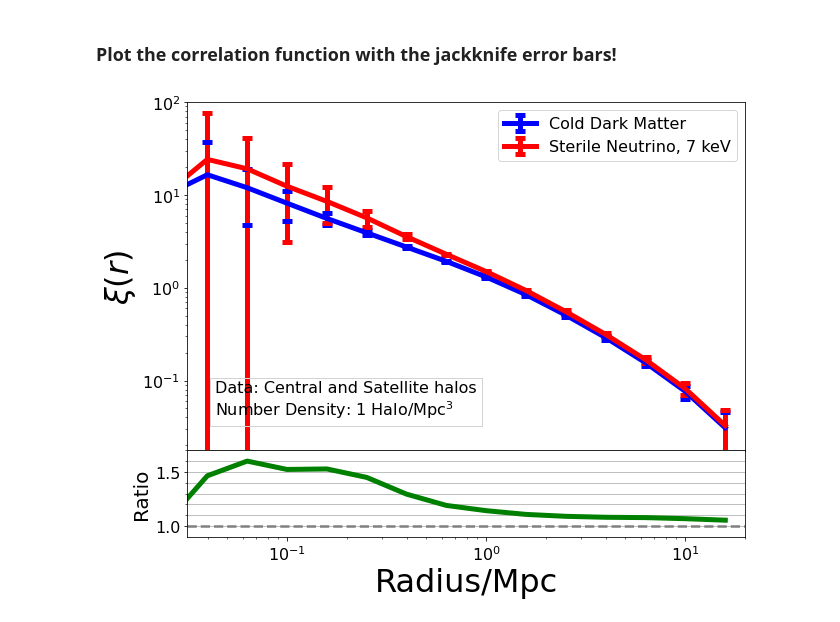
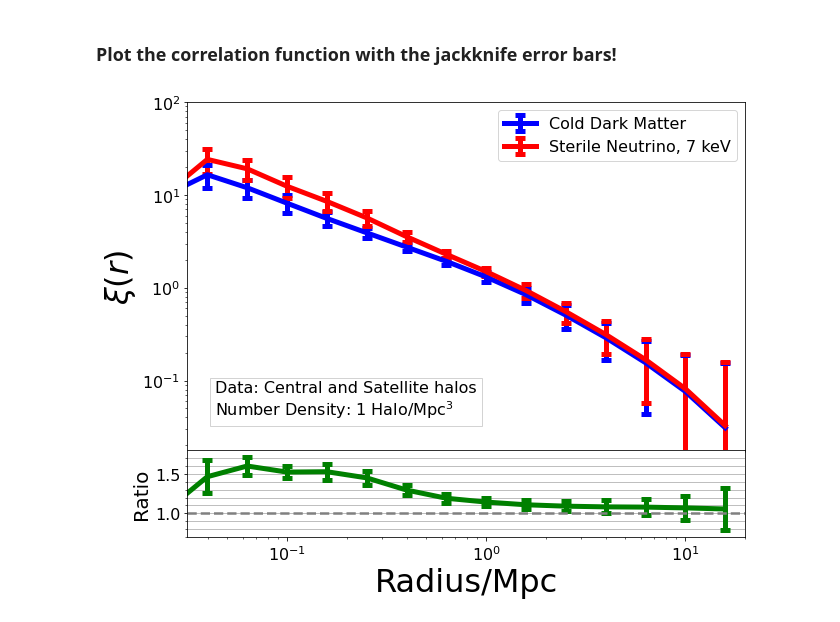
Before and after one commit to mshiferaw/WDM, a Jupyter notebook: Summer 2020/2 Jackknife.ipynb, the cells around one changed output. Drawn from its saved outputs; the diff is of its cells as text; code cells hidden in the pictures.

Commit message:
Compute error bars using the jackknife method

```diff
--- a/Summer 2020/2 Jackknife.ipynb
+++ b/Summer 2020/2 Jackknife.ipynb
@@ -196,7 +196,7 @@ def jackknife(CUTE_jackknife):
         for j in range(n):
             for k in range(n):
                 variance.append(((CUTE_jackknife[i][j][k][:,1]-xi)**2))
-    return (N-1/N)*np.sum(variance,axis=0)
+    return np.sqrt((N-1/N)*np.sum(variance,axis=0))
 # %%
 cdm_jackknife=jackknife(CUTE_cdm_jackknife)
 wdm_jackknife=jackknife(CUTE_wdm_jackknife)
@@ -222,0 +228,18 @@ cdm_jackknife,wdm_jackknife
+# %%
+n,xi,N,variance=3,[],27,[]
+
+# calculate the average subvolume correlation function
+for i in range(n):
+    for j in range(n):
+        for k in range(n):
+            xi.append((CUTE_wdm_jackknife[i][j][k][:,1]/CUTE_cdm_jackknife[i][j][k][:,1]))
+xi=np.mean(xi,axis=0)
+
+# calculate the jackknife variance
+for i in range(n):
+    for j in range(n):
+        for k in range(n):
+            variance.append(((CUTE_wdm_jackknife[i][j][k][:,1]/CUTE_cdm_jackknife[i][j][k][:,1]-xi)**2))
+ratio_jackknife=np.sqrt((N-1/N)*np.sum(variance,axis=0))
+
+ratio_jackknife
@@ -234,33 +271,35 @@ props = dict(facecolor='none', edgecolor='lightgrey', pad = 5.0)
 plt.figure(figsize=(10,8))
 grid = gridspec.GridSpec(2,1, height_ratios = [4,1])
 grid.update(hspace = 0)
 grid0 = plt.subplot(grid[0])
 grid1 = plt.subplot(grid[1])
 
 grid0.errorbar(CUTE_cdm_sorted[:,0], CUTE_cdm_sorted[:,1], yerr = cdm_jackknife, capsize = 5,
                capthick = 5, label = "Cold Dark Matter", linewidth = 5, color = "blue")
 grid0.errorbar(CUTE_wdm_sorted[:,0], CUTE_wdm_sorted[:,1], yerr = wdm_jackknife, capsize = 5,
                capthick = 5, label = "Sterile Neutrino, 7 keV", linewidth = 5, color = "red")
 grid0.text(0.05, 0.2, textstr, transform=grid0.transAxes, fontsize=16, verticalalignment='top', bbox=props)
 grid0.set_ylabel(r"$\xi(r)$", fontsize = 32)
 grid0.set_xlim(10**-1.5, 2e1)
 grid0.set_ylim(10**-1.75, 10**2)
 grid0.set_xscale('Log')
 grid0.set_yscale('Log')
 grid0.tick_params(labelsize=16)
 grid0.legend(fontsize=16)
 grid0.minorticks_on()
 
-grid1.semilogx(CUTE_wdm_sorted[:,0], CUTE_wdm_sorted[:,1]/CUTE_cdm_sorted[:,1], linewidth = 5, color = "green")
+grid1.errorbar(CUTE_wdm_sorted[:,0], CUTE_wdm_sorted[:,1]/CUTE_cdm_sorted[:,1], yerr = ratio_jackknife, capsize = 5,
+               capthick = 5, linewidth = 5, color = "green")
 grid1.axhline(y = 1, color = "grey", ls = "--", linewidth = 2.5)
 grid1.set_xlabel("Radius/Mpc", fontsize = 32)
 grid1.set_ylabel("Ratio",  fontsize = 20)
 grid1.set_xlim(10**-1.5, 2e1)
-grid1.set_ylim(0.9, 1.7)
+grid1.set_ylim(0.7, 1.8)
+grid1.set_xscale('Log')
 grid1.yaxis.grid(which = "both")
 grid1.tick_params(labelsize=16)
 grid1.minorticks_on()
 
 plt.show()
 # %% [output]
-[figure, old version]
+[figure, new version]
```
Also changed, not shown: parts of 3 cells of this notebook.
